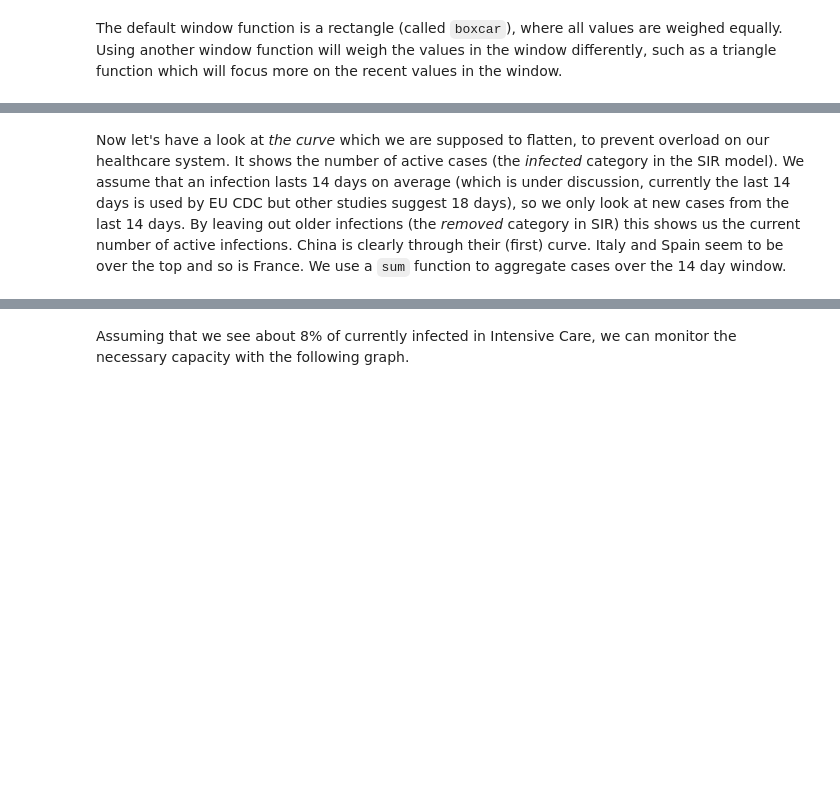
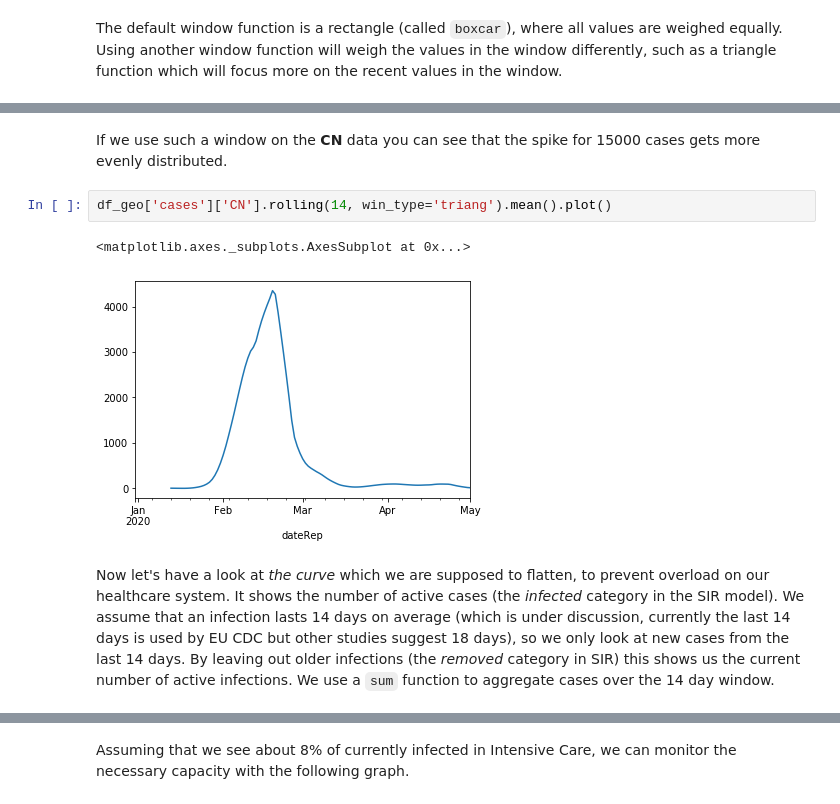
Before and after one commit to R3dje/COVID19, a Jupyter notebook: EUCDC.ipynb, the cells around one changed output, grey strips where cells are left out. Drawn from its saved outputs; the diff is of its cells as text; blank space fills up the shorter version.

Commit message:
Update and rewrite of modeling

```diff
--- a/EUCDC.ipynb
+++ b/EUCDC.ipynb
@@ -204,5 +213,12 @@ df_geo['cases'][['BE', 'NL']].rolling(14, win_type='triang').mean().loc['2020030
+# %% [markdown]
+If we use such a window on the __CN__ data you can see that the spike for 15000 cases gets more evenly distributed.
+# %%
+df_geo['cases']['CN'].rolling(14, win_type='triang').mean().plot()
+# %% [output]
+<matplotlib.axes._subplots.AxesSubplot at 0x...>
+[figure, added]
 # %% [markdown]
-Now let's have a look at _the curve_ which we are supposed to flatten, to prevent overload on our healthcare system. It shows the number of active cases (the _infected_ category in the SIR model). We assume that an infection lasts 14 days on average (which is under discussion, currently the last 14 days is used by EU CDC but other studies suggest 18 days), so we only look at new cases from the last 14 days. By leaving out older infections (the _removed_ category in SIR) this shows us the current number of active infections. China is clearly through their (first) curve. Italy and Spain seem to be over the top and so is France. We use a `sum` function to aggregate cases over the 14 day window.
+Now let's have a look at _the curve_ which we are supposed to flatten, to prevent overload on our healthcare system. It shows the number of active cases (the _infected_ category in the SIR model). We assume that an infection lasts 14 days on average (which is under discussion, currently the last 14 days is used by EU CDC but other studies suggest 18 days), so we only look at new cases from the last 14 days. By leaving out older infections (the _removed_ category in SIR) this shows us the current number of active infections. We use a `sum` function to aggregate cases over the 14 day window.
 # %%
 df_geo['cases'][['CN', 'IT', 'ES', 'FR']].rolling(14).sum().plot()
 # %% [output]
```
Also changed, not shown: parts of 30 cells of this notebook, 3 other files.
